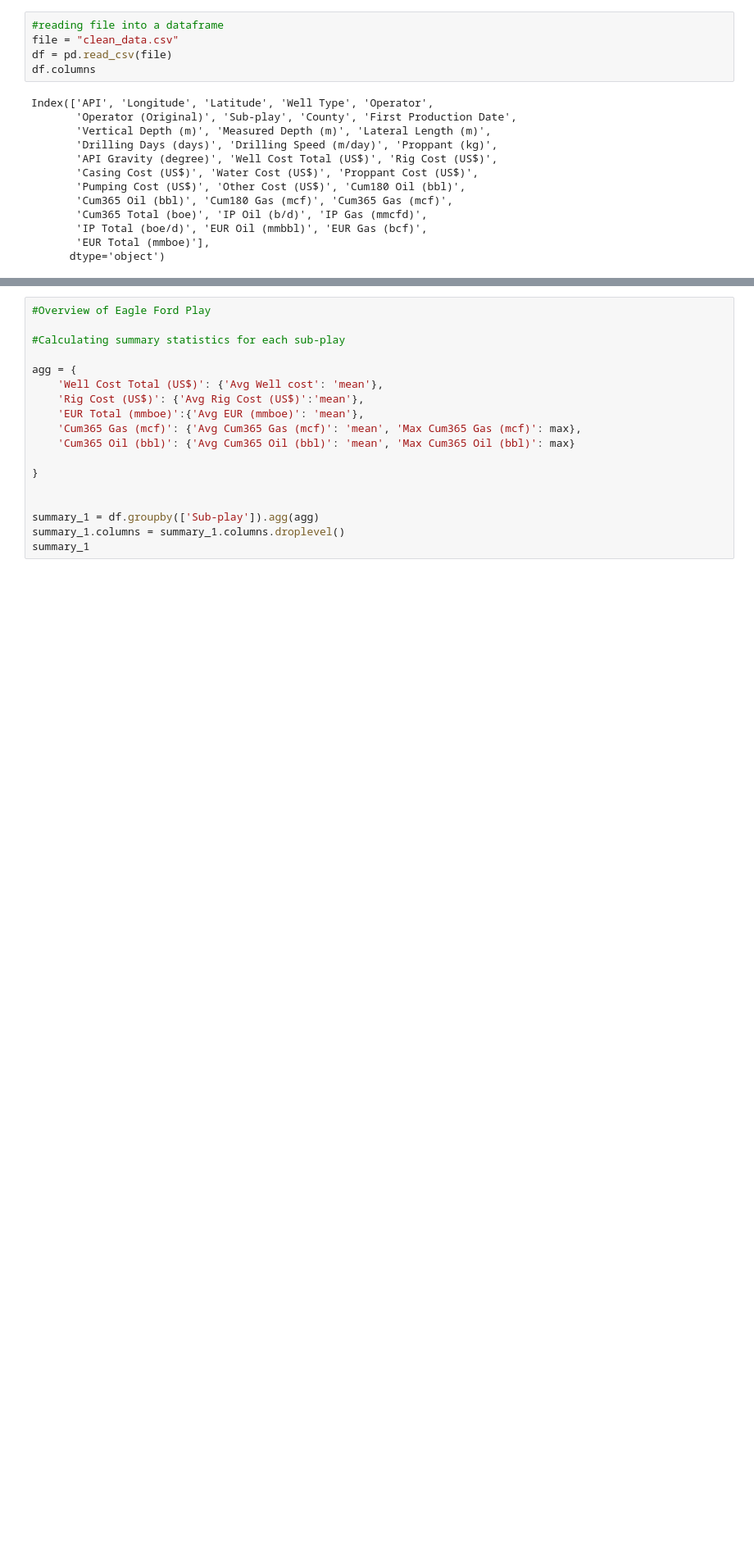
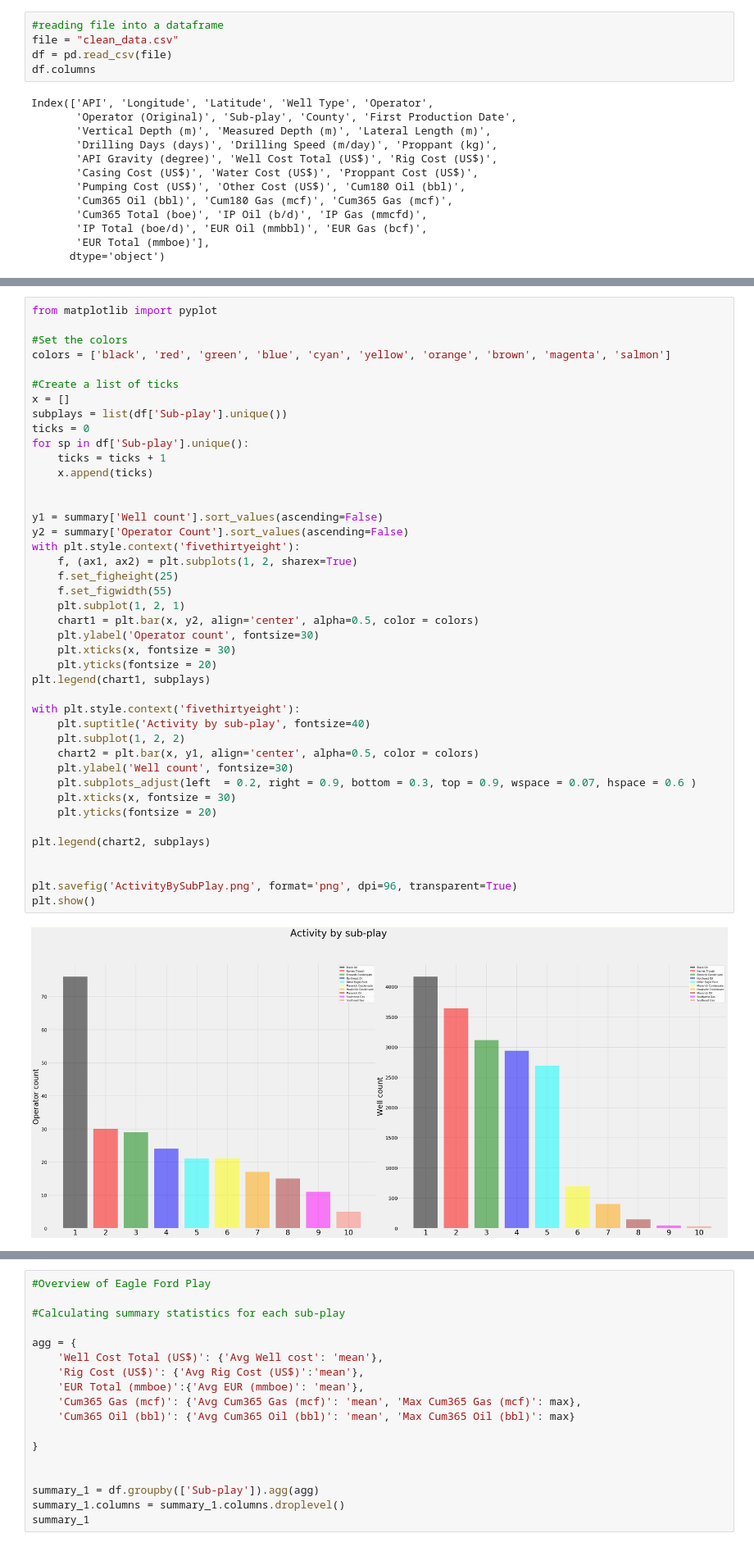
Before and after one commit to DaryaRudych/EagleFord-Oil-Project, a Jupyter notebook: Initial Exploratory analysis.ipynb, the cells around one changed output, grey strips where cells are left out. Shown at 82% size. Drawn from its saved outputs; the diff is of its cells as text; blank space fills up the shorter version.

```diff
--- a/Initial Exploratory analysis.ipynb
+++ b/Initial Exploratory analysis.ipynb
@@ -41,0 +58,44 @@ summary
+# %%
+from matplotlib import pyplot
+
+#Set the colors
+colors = ['black', 'red', 'green', 'blue', 'cyan', 'yellow', 'orange', 'brown', 'magenta', 'salmon']
+
+#Create a list of ticks
+x = []
+subplays = list(df['Sub-play'].unique())
+ticks = 0
+for sp in df['Sub-play'].unique():
+    ticks = ticks + 1
+    x.append(ticks)
+
+
+y1 = summary['Well count'].sort_values(ascending=False)
+y2 = summary['Operator Count'].sort_values(ascending=False)
+with plt.style.context('fivethirtyeight'):
+    f, (ax1, ax2) = plt.subplots(1, 2, sharex=True)
+    f.set_figheight(25)
+    f.set_figwidth(55)
+    plt.subplot(1, 2, 1)
+    chart1 = plt.bar(x, y2, align='center', alpha=0.5, color = colors)
+    plt.ylabel('Operator count', fontsize=30)
+    plt.xticks(x, fontsize = 30)
+    plt.yticks(fontsize = 20)
+plt.legend(chart1, subplays)
+
+with plt.style.context('fivethirtyeight'):
+    plt.suptitle('Activity by sub-play', fontsize=40)
+    plt.subplot(1, 2, 2)
+    chart2 = plt.bar(x, y1, align='center', alpha=0.5, color = colors)
+    plt.ylabel('Well count', fontsize=30)
+    plt.subplots_adjust(left  = 0.2, right = 0.9, bottom = 0.3, top = 0.9, wspace = 0.07, hspace = 0.6 )
+    plt.xticks(x, fontsize = 30)
+    plt.yticks(fontsize = 20)
+
+plt.legend(chart2, subplays)
+
+
+plt.savefig('ActivityBySubPlay.png', format='png', dpi=96, transparent=True)
+plt.show()
+# %% [output]
+[figure, added]
```
Also changed, not shown: parts of 6 cells of this notebook, 2 other files.
